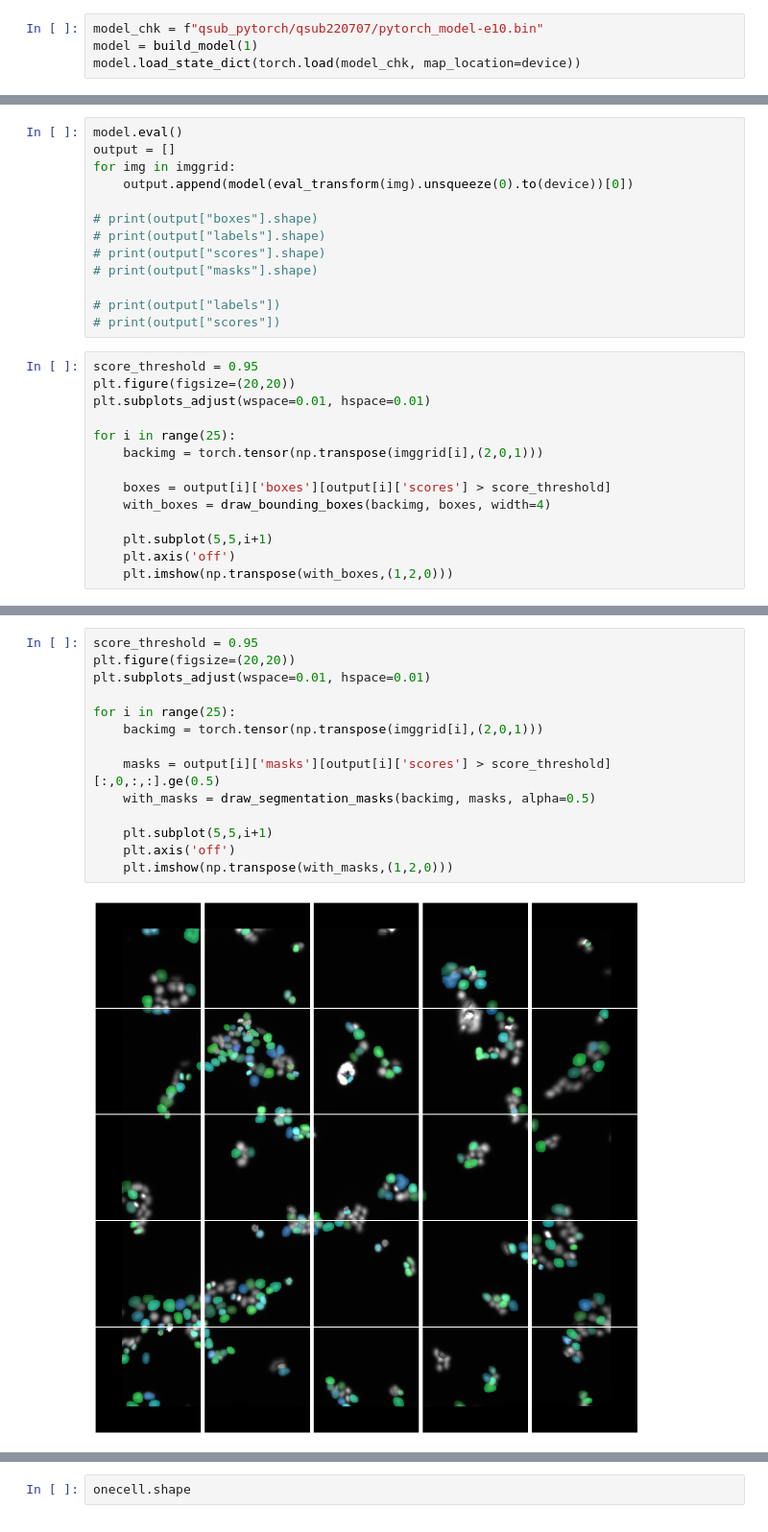
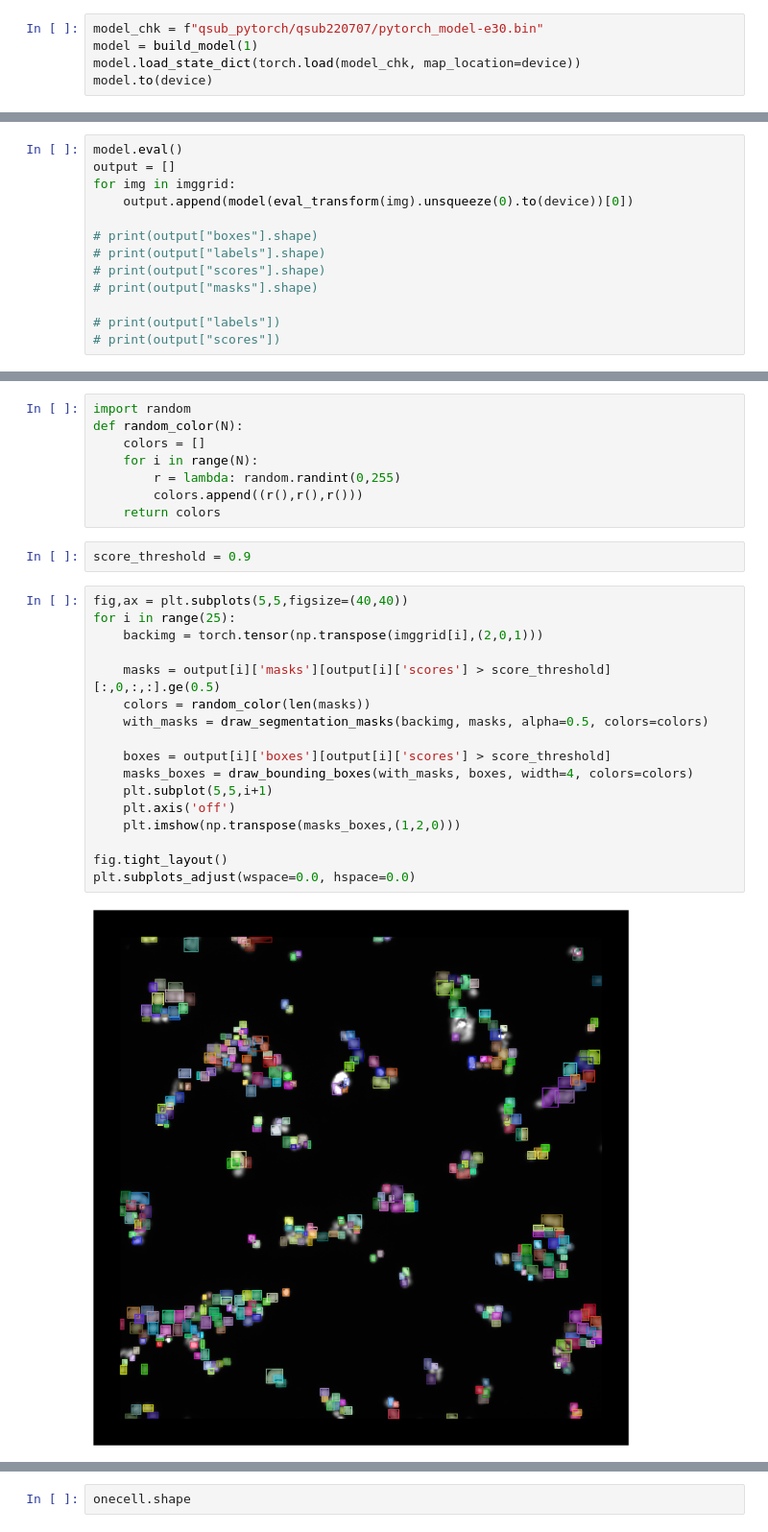
Before and after one commit to DDDog-WANG/NDAcquisition, a Jupyter notebook: Segmentation/pytorch_maskrcnn_cell.ipynb, the cells around one changed output, grey strips where cells are left out. Shown at 96% size. Cells and saved outputs as stored; diff of their text form.

Commit message:
edit tf and pytorch segmentation code

```diff
--- a/Segmentation/pytorch_maskrcnn_cell.ipynb
+++ b/Segmentation/pytorch_maskrcnn_cell.ipynb
@@ -357,5 +358,6 @@ KeyboardInterrupt:
 # %%
-model_chk = f"qsub_pytorch/qsub220707/pytorch_model-e10.bin"
+model_chk = f"qsub_pytorch/qsub220707/pytorch_model-e30.bin"
 model = build_model(1)
 model.load_state_dict(torch.load(model_chk, map_location=device))
+model.to(device)
 # %% [output]
@@ -404,17 +419,3 @@ for img in imggrid:
 
 # print(output["labels"])
 # print(output["scores"])
-# %%
-score_threshold = 0.95
-plt.figure(figsize=(20,20))
-plt.subplots_adjust(wspace=0.01, hspace=0.01)
-
-for i in range(25):
-    backimg = torch.tensor(np.transpose(imggrid[i],(2,0,1)))
-
-    boxes = output[i]['boxes'][output[i]['scores'] > score_threshold]
-    with_boxes = draw_bounding_boxes(backimg, boxes, width=4)
-
-    plt.subplot(5,5,i+1)
-    plt.axis('off')
-    plt.imshow(np.transpose(with_boxes,(1,2,0)))
@@ -423,19 +427,32 @@ for i in range(25):
+# %%
+import random
+def random_color(N):
+    colors = []
+    for i in range(N):
+        r = lambda: random.randint(0,255)
+        colors.append((r(),r(),r()))
+    return colors
+# %%
+score_threshold = 0.9
 # %%
-score_threshold = 0.95
-plt.figure(figsize=(20,20))
-plt.subplots_adjust(wspace=0.01, hspace=0.01)
-
+fig,ax = plt.subplots(5,5,figsize=(40,40))
 for i in range(25):
     backimg = torch.tensor(np.transpose(imggrid[i],(2,0,1)))
 
     masks = output[i]['masks'][output[i]['scores'] > score_threshold][:,0,:,:].ge(0.5)
-    with_masks = draw_segmentation_masks(backimg, masks, alpha=0.5)
+    colors = random_color(len(masks))
+    with_masks = draw_segmentation_masks(backimg, masks, alpha=0.5, colors=colors)
 
+    boxes = output[i]['boxes'][output[i]['scores'] > score_threshold]
+    masks_boxes = draw_bounding_boxes(with_masks, boxes, width=4, colors=colors)
     plt.subplot(5,5,i+1)
     plt.axis('off')
-    plt.imshow(np.transpose(with_masks,(1,2,0)))
+    plt.imshow(np.transpose(masks_boxes,(1,2,0)))
+
+fig.tight_layout()
+plt.subplots_adjust(wspace=0.0, hspace=0.0)
 # %% [output]
-[figure, old version]
+[figure, new version]
 # %%
 backimg = torch.tensor(img[:,:,0])
 for n in range(len(masks)):
```
Also changed, not shown: parts of 15 cells of this notebook, 5 other files.
